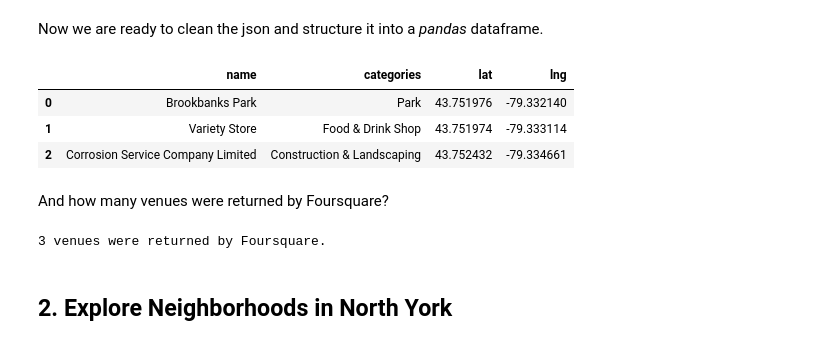
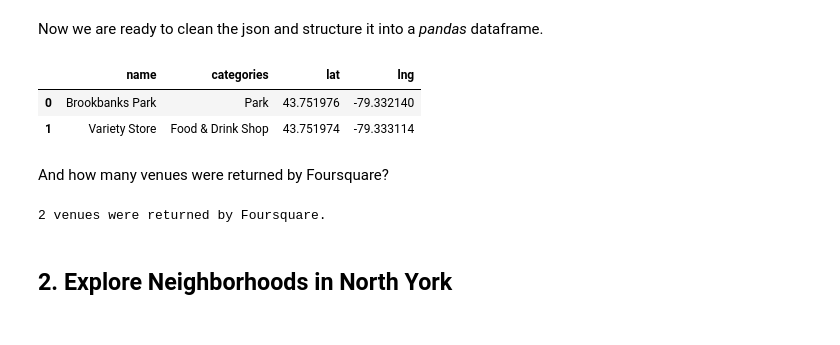
Before and after one commit to taakuu/Coursera_Capstone, a Jupyter notebook: Week3_Segmenting_and_Clustering_Neighborhoods.ipynb, the cells around one changed output. Drawn from its saved outputs; the diff is of its cells as text; code cells hidden in the pictures.

```diff
--- a/Week3_Segmenting_and_Clustering_Neighborhoods.ipynb
+++ b/Week3_Segmenting_and_Clustering_Neighborhoods.ipynb
@@ -471,30 +473,29 @@ Now we are ready to clean the json and structure it into a *pandas* dataframe.
 # %%
 venues = results['response']['groups'][0]['items']
 
-nearby_venues = json_normalize(venues) # flatten JSON
+nearby_venues = pd.json_normalize(venues) # flatten JSON
 
 # filter columns
 filtered_columns = ['venue.name', 'venue.categories', 'venue.location.lat', 'venue.location.lng']
 nearby_venues =nearby_venues.loc[:, filtered_columns]
 
 # filter the category for each row
 nearby_venues['venue.categories'] = nearby_venues.apply(get_category_type, axis=1)
 
 # clean columns
 nearby_venues.columns = [col.split(".")[-1] for col in nearby_venues.columns]
 
 nearby_venues.head()
 # %% [output]
 |  | name | categories | lat | lng |
 | 0 | Brookbanks Park | Park | 43.751976 | -79.332140 |
 | 1 | Variety Store | Food & Drink Shop | 43.751974 | -79.333114 |
-| 2 | Corrosion Service Company Limited | Construction & Landscaping | 43.752432 | -79.334661 |
 # %% [markdown]
 And how many venues were returned by Foursquare?
 # %%
 print('{} venues were returned by Foursquare.'.format(nearby_venues.shape[0]))
 # %% [output]
-3 venues were returned by Foursquare.
+2 venues were returned by Foursquare.
 # %% [markdown]
 ## 2. Explore Neighborhoods in North York
 # %% [markdown]
```
Also changed, not shown: parts of 19 cells of this notebook.
